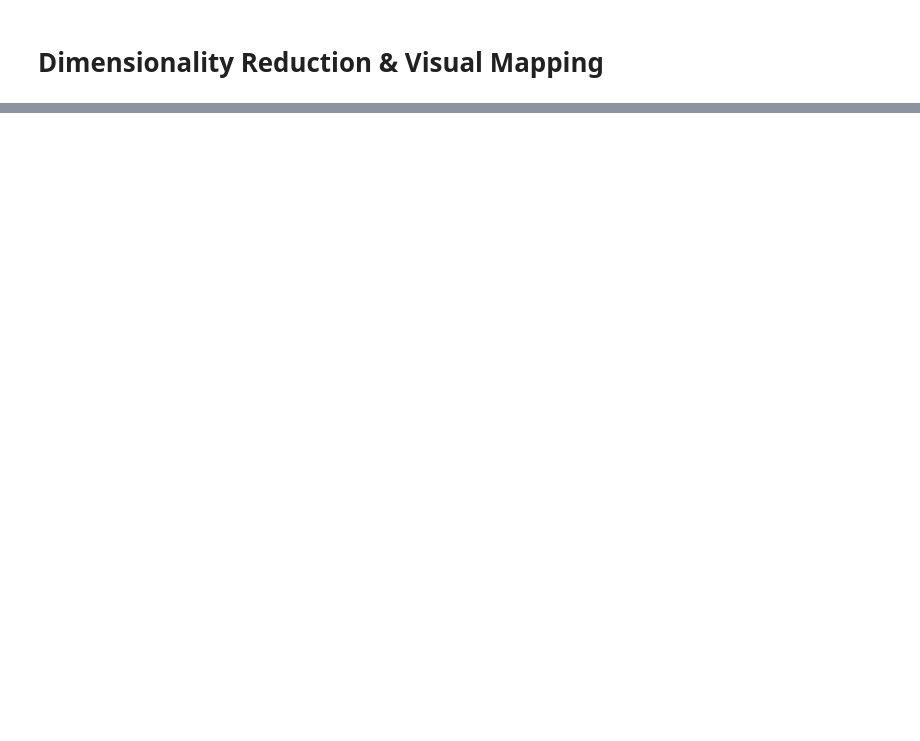
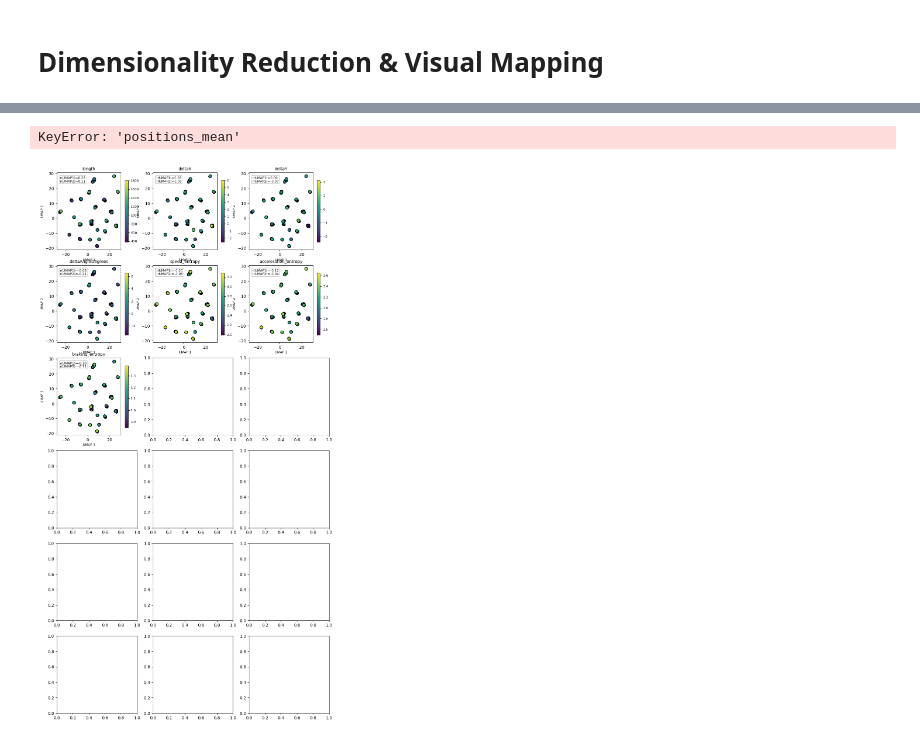
Before and after one commit to martinopiaggi/Quality-Diversity-for-Racing-Track-Design, a Jupyter notebook: data_analysis/noiseness_analysis.ipynb, the cells around one changed output, grey strips where cells are left out. Drawn from its saved outputs; the diff is of its cells as text; code cells hidden in the pictures; blank space fills up the shorter version.

```diff
--- a/data_analysis/noiseness_analysis.ipynb
+++ b/data_analysis/noiseness_analysis.ipynb
@@ -86,0 +389,78 @@ for i in range(len(corr.columns)):
+# %%
+import pandas as pd
+import numpy as np
+import matplotlib.pyplot as plt
+import math
+
+def visualize_fitness_descriptors_on_umap(track_ids, X_umap, group_stats, fitness_metric_suffix='_mean', grid_cols=3):
+    """
+    Combines UMAP embedding with fitness descriptors and visualizes each fitness metric on a UMAP scatter plot.
+
+    Parameters:
+      - track_ids: List or array of track identifiers (from the spline vector loop).
+      - X_umap: UMAP embedding array (2D) of shape (n_tracks, 2).
+      - group_stats: DataFrame of aggregated fitness descriptors per track (with a 'seed' column).
+      - fitness_metric_suffix: Suffix for fitness metric columns (default '_mean').
+      - grid_cols: Number of columns in the subplot grid.
+    """
+
+    # Create a DataFrame from the UMAP embedding
+    umap_df = pd.DataFrame({
+        'id': track_ids,  # from the spline vector loop
+        'umap_1': X_umap[:, 0],
+        'umap_2': X_umap[:, 1]
+    })
+
+    # Attempt to convert 'id' to integer for merging with the fitness data (which uses 'seed')
+    try:
+        umap_df['id'] = umap_df['id'].astype(int)
+    except Exception as e:
+        print("Could not convert 'id' to int, merging based on string values:", e)
+
+    # Prepare the fitness DataFrame (aggregated by track seed) by renaming 'seed' to 'id'
+    fitness_df = group_stats.copy()
+    fitness_df.rename(columns={'seed': 'id'}, inplace=True)
+
+    # Merge the UMAP data with the fitness descriptors
+    merged_df = pd.merge(umap_df, fitness_df, on='id', how='inner')
+    print("Merged DataFrame shape:", merged_df.shape)
+
+    # Automatically determine all metrics (fitness descriptors) based on columns ending with the given suffix
+    metric_names = [col.replace(fitness_metric_suffix, '') for col in merged_df.columns if col.endswith(fitness_metric_suffix)]
+    print("Fitness metrics to visualize:", metric_names)
+
+    # Set up a grid for subplots
+    n_metrics = len(metric_names)
+    rows = math.ceil(n_metrics / grid_cols)
+    fig, axes = plt.subplots(rows, grid_cols, figsize=(grid_cols*4, rows*4), squeeze=False)
+
+    # Loop through each metric and create the UMAP scatter plot
+    for i, metric in enumerate(metric_names):
+        ax = axes[i // grid_cols, i % grid_cols]
+        color_col = f"{metric}{fitness_metric_suffix}"  # use the mean value of the fitness metric
+        sc = ax.scatter(merged_df['umap_1'], merged_df['umap_2'],
+                        c=merged_df[color_col], cmap='viridis', edgecolor='k', s=50)
+        ax.set_title(metric, fontsize=10)
+        ax.set_xlabel("UMAP 1", fontsize=8)
+        ax.set_ylabel("UMAP 2", fontsize=8)
+        cbar = plt.colorbar(sc, ax=ax, shrink=0.8)
+        cbar.ax.tick_params(labelsize=8)
+
+        # Compute Pearson correlations between the fitness metric and the UMAP axes
+        corr_umap1 = np.corrcoef(merged_df['umap_1'], merged_df[color_col])[0, 1]
+        corr_umap2 = np.corrcoef(merged_df['umap_2'], merged_df[color_col])[0, 1]
+        ax.annotate(f"r(UMAP1)={corr_umap1:.2f}\nr(UMAP2)={corr_umap2:.2f}",
+                    xy=(0.05, 0.95), xycoords='axes fraction', fontsize=8,
+                    verticalalignment='top', bbox=dict(boxstyle="round,pad=0.3", fc="white", ec="gray", lw=0.5))
+
+    # Remove any empty subplots if the grid is larger than needed
+    for j in range(i + 1, rows * grid_cols):
+        fig.delaxes(axes[j // grid_cols, j % grid_cols])
+
+    plt.tight_layout()
+    plt.show()
+
+# Example usage:
+# Assume track_ids, X_umap, and group_stats are already defined from your earlier analysis
+visualize_fitness_descriptors_on_umap(track_ids, X_umap, group_stats)
+# %% [output]
@@ -86,0 +469,2 @@ for i in range(len(corr.columns)):
+KeyError: 'positions_mean'
+[figure, added]
```
Also changed, not shown: parts of 18 cells of this notebook, 5 other files.
